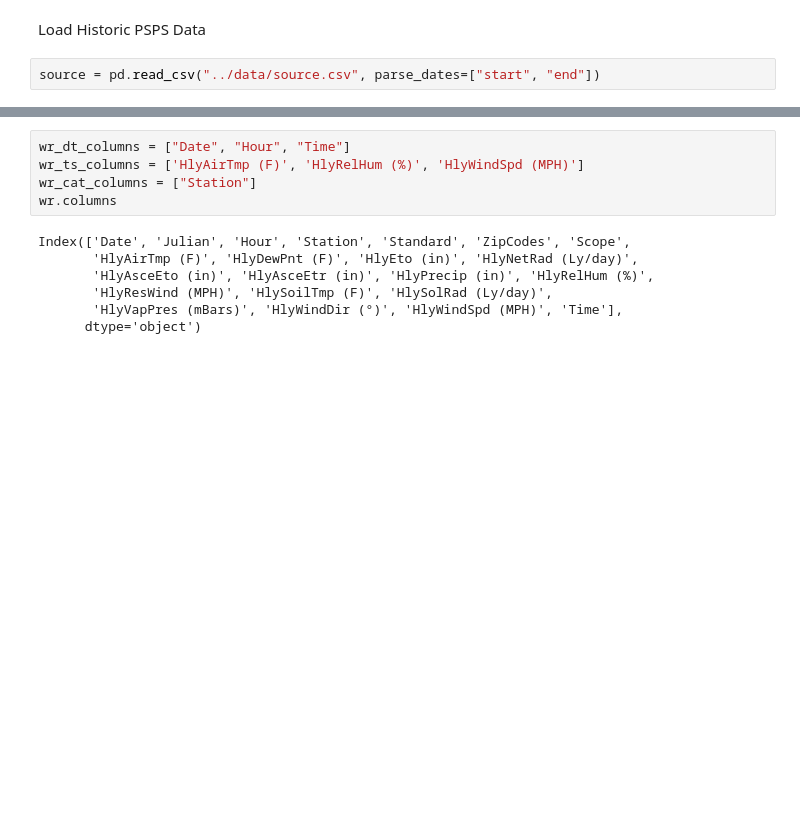
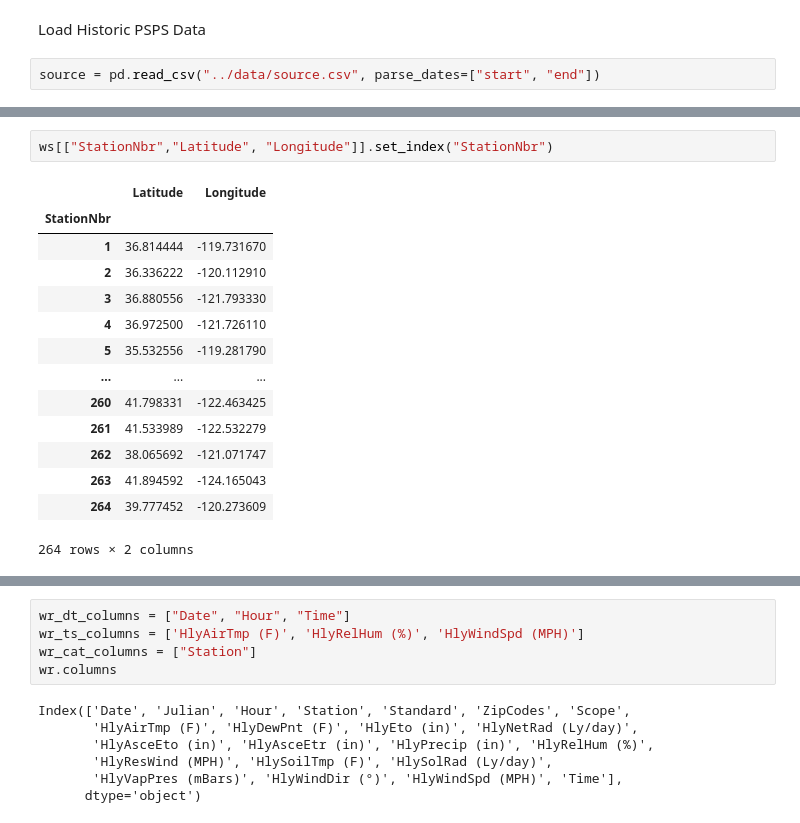
Before and after one commit to tomityrrell/psps-analysis, a Jupyter notebook: notebooks/Gluon-TS.ipynb, the cells around one changed output, grey strips where cells are left out. Saved outputs shown, nothing was run; the diff lists cells and outputs as text; blank space fills up the shorter version.

```diff
--- a/notebooks/Gluon-TS.ipynb
+++ b/notebooks/Gluon-TS.ipynb
@@ -48,0 +76,17 @@ wr.head()
+# %%
+ws[["StationNbr","Latitude", "Longitude"]].set_index("StationNbr")
+# %% [output]
+|  | Latitude | Longitude |
+| StationNbr |  |  |
+| 1 | 36.814444 | -119.731670 |
+| 2 | 36.336222 | -120.112910 |
+| 3 | 36.880556 | -121.793330 |
+| 4 | 36.972500 | -121.726110 |
+| 5 | 35.532556 | -119.281790 |
+| ... | ... | ... |
+| 260 | 41.798331 | -122.463425 |
+| 261 | 41.533989 | -122.532279 |
+| 262 | 38.065692 | -121.071747 |
+| 263 | 41.894592 | -124.165043 |
+| 264 | 39.777452 | -120.273609 |
+264 rows × 2 columns
```
Also changed, not shown: parts of 13 cells of this notebook, 5 other files.
